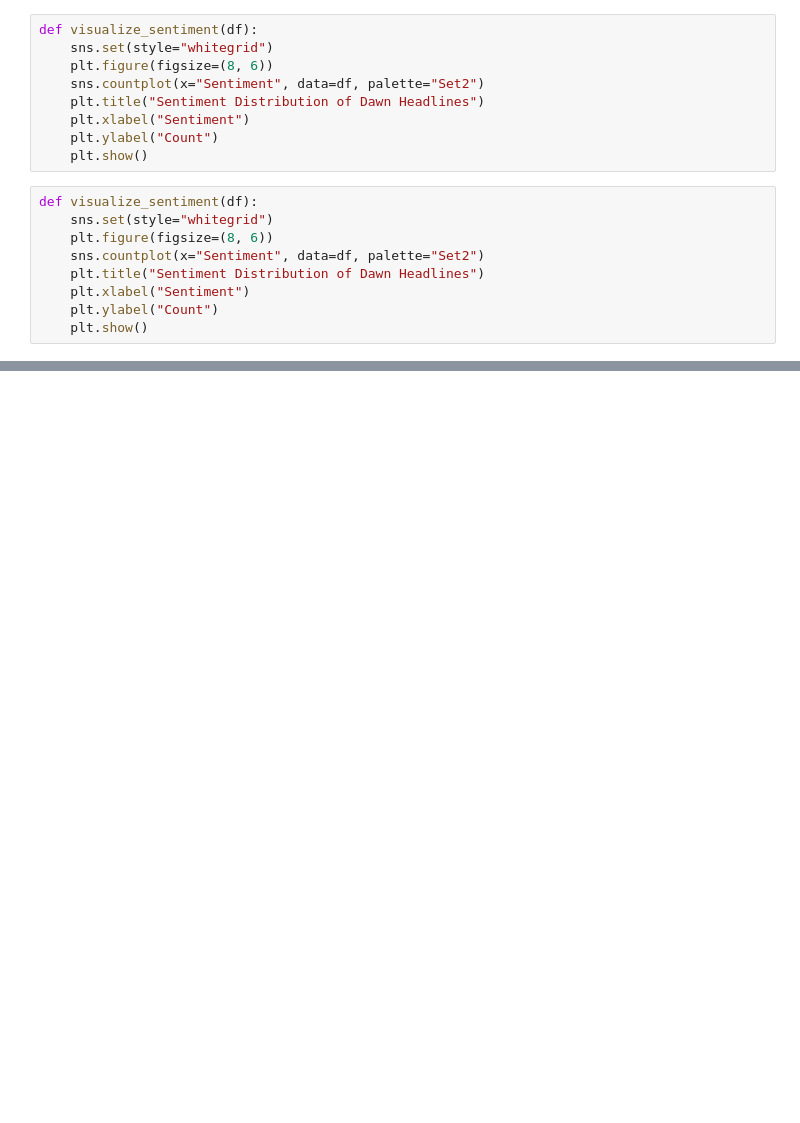
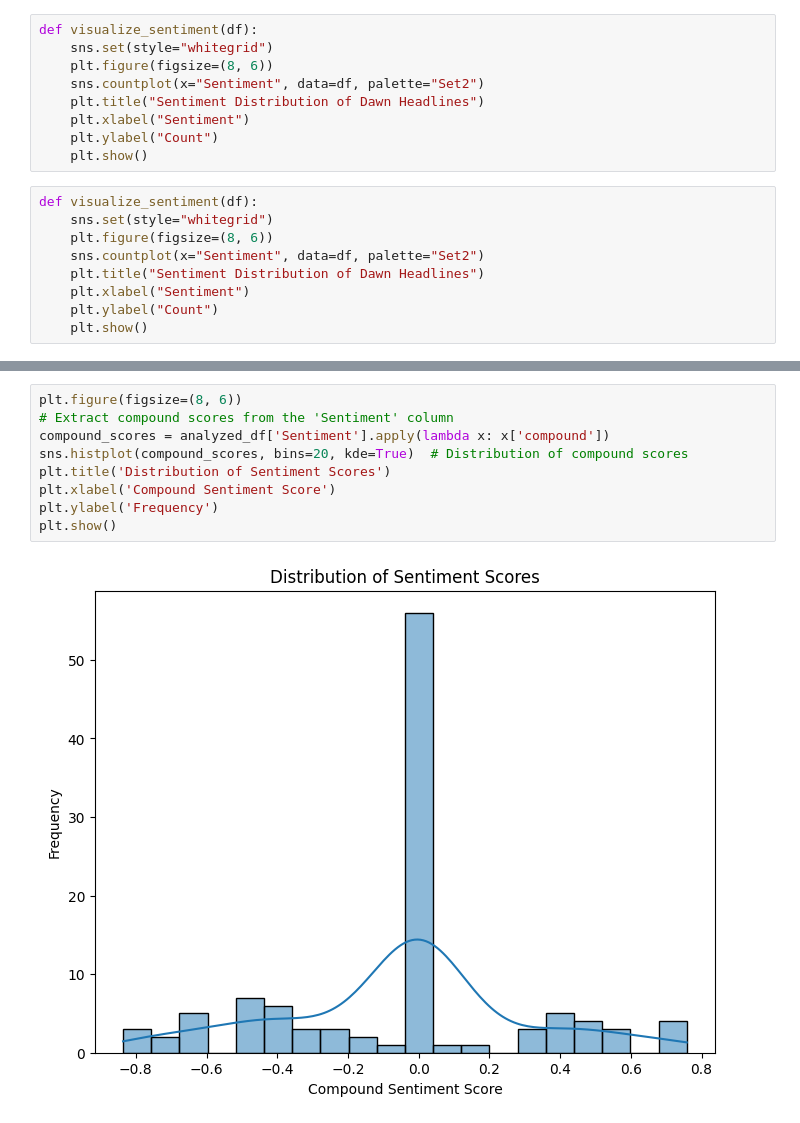
Before and after one commit to Usama-alt1/ML, a Jupyter notebook: News_Headlines_+_Sentiment_Analysis.ipynb, the cells around one changed output, grey strips where cells are left out. Cells and saved outputs as stored; diff of their text form; blank space fills up the shorter version.

```diff
--- a/News_Headlines_+_Sentiment_Analysis.ipynb
+++ b/News_Headlines_+_Sentiment_Analysis.ipynb
@@ -133,0 +160,11 @@ if __name__ == "__main__":
+# %%
+plt.figure(figsize=(8, 6))
+# Extract compound scores from the 'Sentiment' column
+compound_scores = analyzed_df['Sentiment'].apply(lambda x: x['compound'])
+sns.histplot(compound_scores, bins=20, kde=True)  # Distribution of compound scores
+plt.title('Distribution of Sentiment Scores')
+plt.xlabel('Compound Sentiment Score')
+plt.ylabel('Frequency')
+plt.show()
+# %% [output]
+[figure, added]
```
Also changed, not shown: parts of 5 cells of this notebook.
